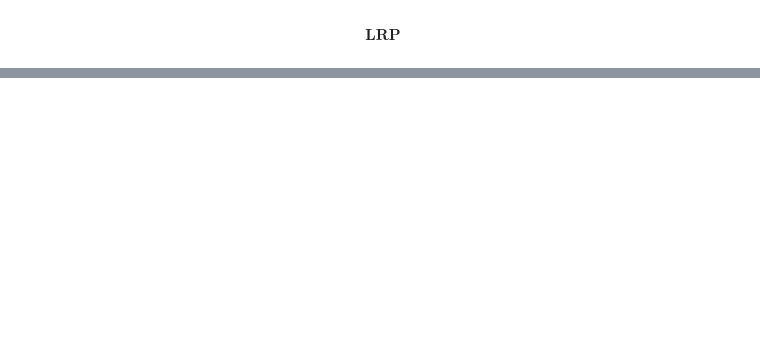
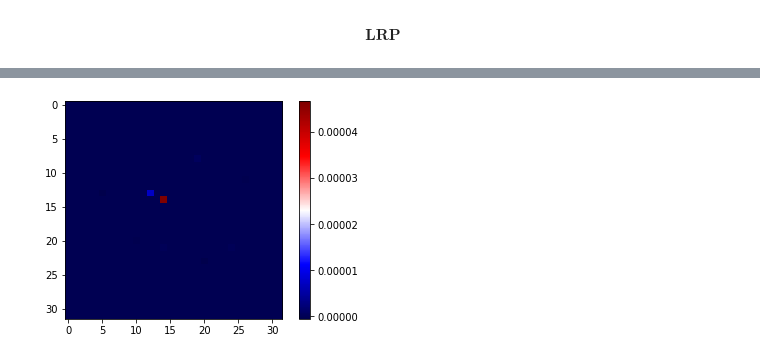
Before and after one commit to mdmorris/CNNsimple, a Jupyter notebook: CNN_sparse_classifier.ipynb, the cells around one changed output, grey strips where cells are left out. Cells and saved outputs as stored; diff of their text form; code cells hidden in the pictures; blank space fills up the shorter version.

```diff
--- a/CNN_sparse_classifier.ipynb
+++ b/CNN_sparse_classifier.ipynb
@@ -235,11 +252,14 @@ ModuleNotFoundError: No module named 'innvestigate'
 # %%
 # Creating an analyzer
-lrp_analyzer1 = innvestigate.create_analyzer("lrp.z", model_distance)
+lrp_analyzer1 = innvestigate.create_analyzer("lrp.z", circleCNN)
 
 # Applying the analyzer
+display = trainimages[1].reshape(1,grid,grid,1) #the reshape is this way is because the input is expected to be 4 dimensions
 analysis = lrp_analyzer1.analyze(display)
 
-# Displaying the result
+# Displaying one result
 plt.imshow(analysis.squeeze(), cmap='seismic', interpolation='nearest')
 plt.colorbar()
 plt.show()
+# %% [output]
+[figure, added]
```
Also changed, not shown: parts of 13 cells of this notebook.
